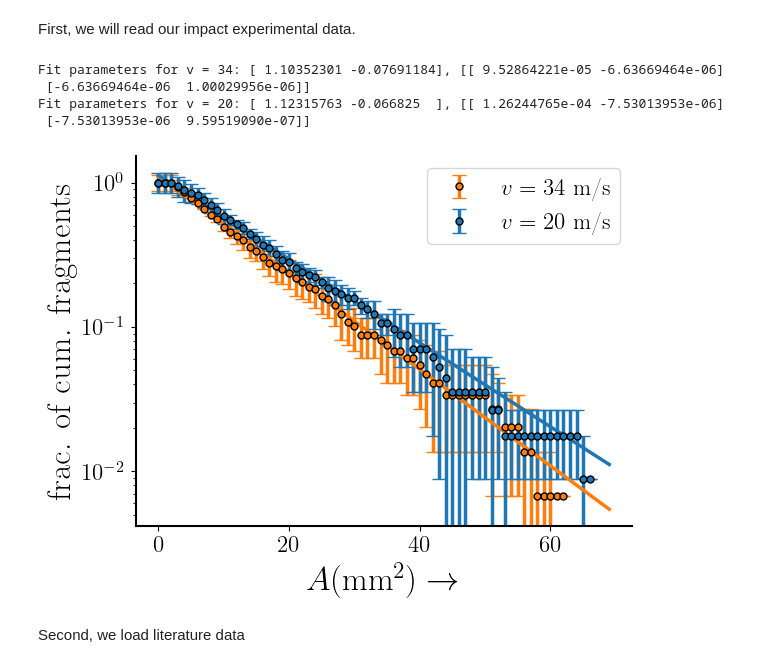
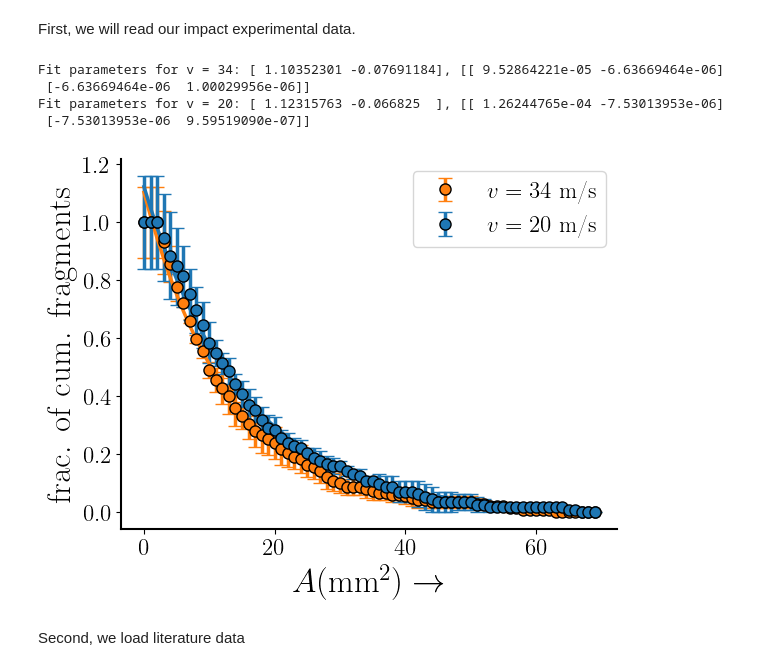
Before and after one commit to VinDawara/residual_network, a Jupyter notebook: cum_area/notebook/cum_area_experiment.ipynb, the cells around one changed output. Drawn from its saved outputs; the diff is of its cells as text; code cells hidden in the pictures.

Commit message:
Modified plot format

```diff
--- a/cum_area/notebook/cum_area_experiment.ipynb
+++ b/cum_area/notebook/cum_area_experiment.ipynb
@@ -173,6 +155,7 @@ with open(save_path + f'/{filename}_cum_area', 'wb') as f:
 First, we will read our impact experimental data.
 # %%
 read_path = r'C:\Users\vinee\OneDrive\Documents\MATLAB\experiment_data\area\results'
+save_path = r'C:\Users\vinee\OneDrive\Documents\MATLAB\experiment_data\area\results\collated'
 
 # For v = 34
 filename = 'test1_area_cum_area'
@@ -232,38 +215,38 @@ print(f'Fit parameters for v = 34: {p1}, {p_conv1}')
 
 p2, p_conv2 = curve_fit(exp_fit, cum_area678, cum_count678/cum_count678[0], p0=[1, -0.1])
 print(f'Fit parameters for v = 20: {p2}, {p_conv2}')
 
 # We can separate plot and check
 fig, ax = plt.subplots()
 # Uncomment for shaded band for error bars
 # ax.plot(cum_area678, cum_count678/cum_count678[0], color='tab:blue', linestyle = 'none', markersize = 5, marker = 'o', label=r'$v = 20$ m/s', markeredgecolor='black')
 # ax.plot(cum_area123, cum_count123/cum_count123[0], color ='tab:orange', linestyle = 'none', markersize = 5, marker = 'o', label=r'$v = 34$ m/s', markeredgecolor='black')
 # ax.fill_between(cum_area123, (cum_count123 - cum_count123_std)/cum_count123[0], (cum_count123 + cum_count123_std)/cum_count123[0], color='tab:orange', alpha=0.3)
 # ax.fill_between(cum_area678, (cum_count678 - cum_count678_std)/cum_count678[0], (cum_count678 + cum_count678_std)/cum_count678[0], color='tab:blue', alpha=0.3)
 
 # Plot with error bars
 ax.errorbar(cum_area123, cum_count123/cum_count123[0], yerr=cum_count123_std/cum_count123[0], ecolor='tab:orange', capsize=5,
-            linestyle='none', marker='o', markersize=5, color='tab:orange', label=r'$v = 34$ m/s', markeredgecolor='black')
+            linestyle='none', marker='o', markersize=8, color='tab:orange', label=r'$v = 34$ m/s', markeredgecolor='black')
 ax.errorbar(cum_area678, cum_count678/cum_count678[0], yerr=cum_count678_std/cum_count678[0], ecolor='tab:blue', capsize=5,
-               linestyle='none', marker='o', markersize=5, color='tab:blue', label=r'$v = 20$ m/s', markeredgecolor='black')
+               linestyle='none', marker='o', markersize=8, color='tab:blue', label=r'$v = 20$ m/s', markeredgecolor='black')
 ax.plot(cum_area123, exp_fit(cum_area123, p1[0], p1[1]), color='tab:orange')
 ax.plot(cum_area678, exp_fit(cum_area678, p2[0], p2[1]), color='tab:blue')
 
 ax.legend()
 
 # Uncomment for semilog yscale
-ax.set_yscale('log')
+# ax.set_yscale('log')
 
 ax.set_xlabel(r'$A (\rm{mm}^2)\rightarrow$')
 ax.set_ylabel(r'frac. of cum. fragments')
-# fig.savefig(data_dir_path+ '/exp_cum_area_avg.png', dpi=300, bbox_inches='tight')
+fig.savefig(save_path+ '/exp_cum_area_avg.png', dpi=300, bbox_inches='tight')
 plt.show()
 # %% [output]
 Fit parameters for v = 34: [ 1.10352301 -0.07691184], [[ 9.52864221e-05 -6.63669464e-06]
  [-6.63669464e-06  1.00029956e-06]]
 Fit parameters for v = 20: [ 1.12315763 -0.066825  ], [[ 1.26244765e-04 -7.53013953e-06]
  [-7.53013953e-06  9.59519090e-07]]
-[figure, old version]
+[figure, new version]
 # %% [markdown]
 Second, we load literature data
 # %%
```
Also changed, not shown: parts of 13 cells of this notebook.
